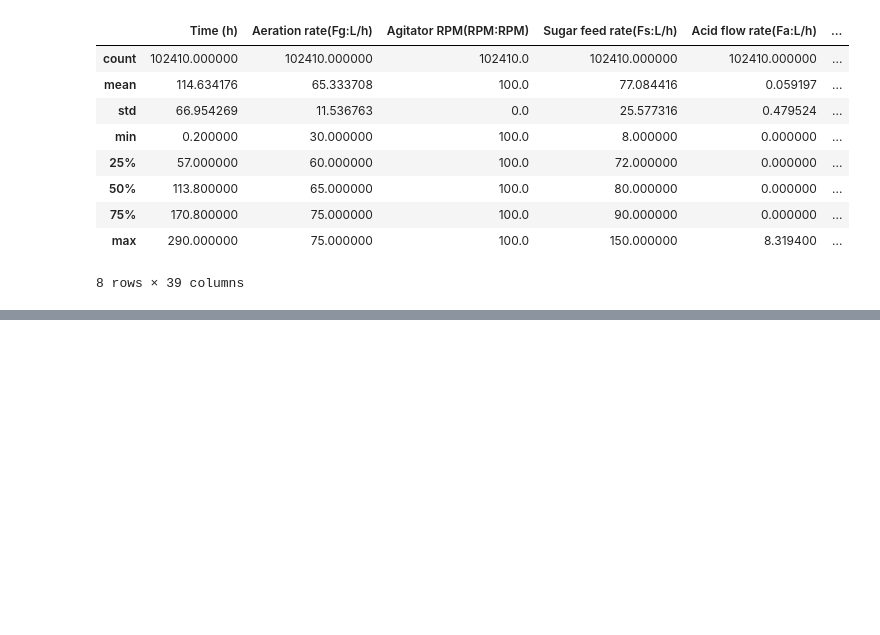
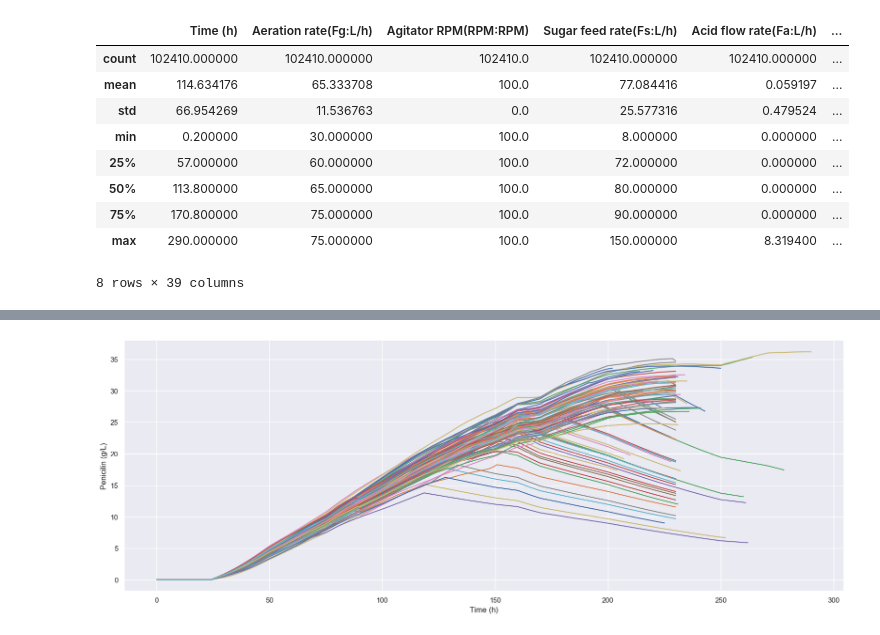
Before and after one commit to Juandhb99/IndPenSim-Analysis, a Jupyter notebook: code/EDA_penicilin.ipynb, the cells around one changed output, grey strips where cells are left out. Saved outputs shown, nothing was run; the diff lists cells and outputs as text; code cells hidden in the pictures; blank space fills up the shorter version.

```diff
--- a/code/EDA_penicilin.ipynb
+++ b/code/EDA_penicilin.ipynb
@@ -153,0 +198,7 @@ plt.show()
+# %%
+fig, ax = plt.subplots()
+batch_analysis.groupby('Batch reference(Batch_ref:Batch ref)').plot(x= 'Time (h)', y = 'Penicillin concentration(P:g/L)', ax = ax, legend = False)
+ax.set_ylabel('Penicilin (g/L)')
+plt.show()
+# %% [output]
+[figure, added]
```
Also changed, not shown: parts of 19 cells of this notebook.
